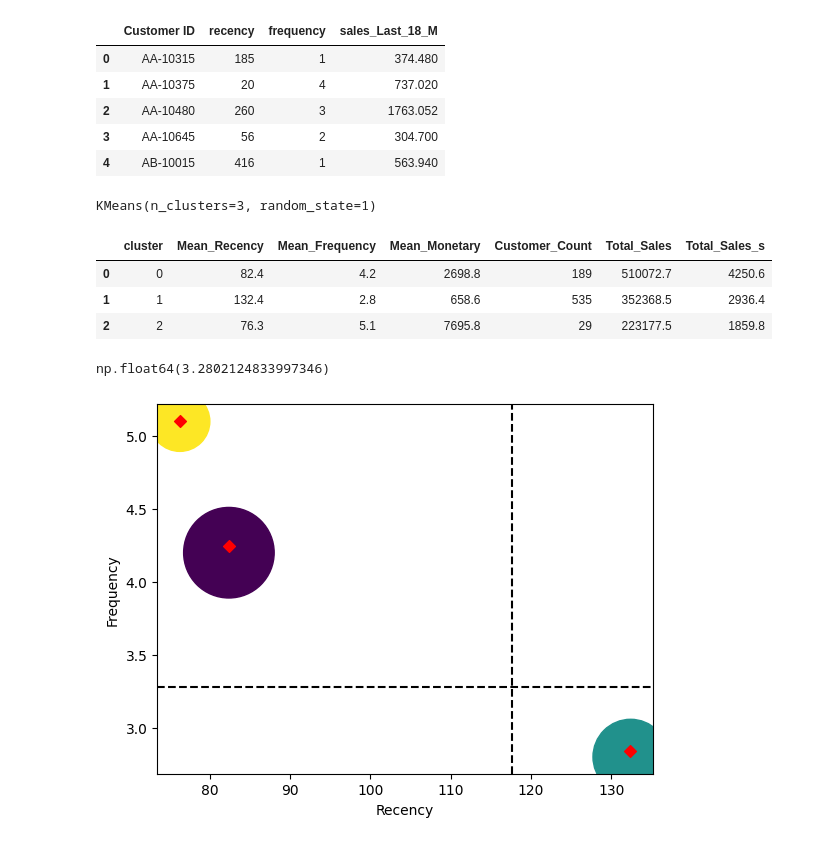
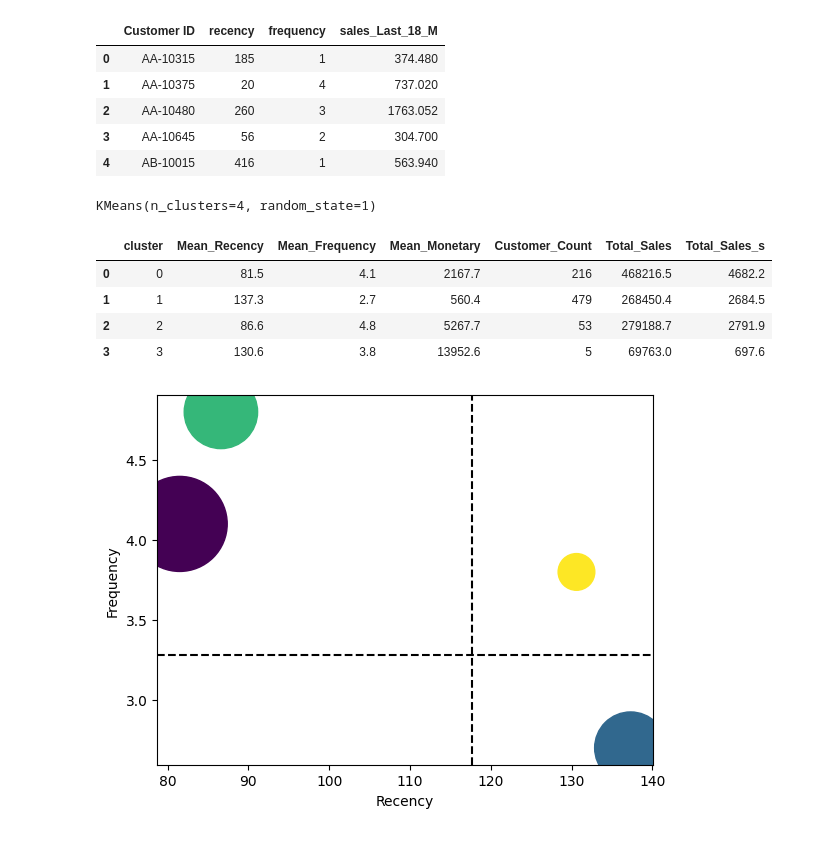
Before and after one commit to waseemshammout/amazon_customer_segmentation, a Jupyter notebook: notebook.ipynb, the cells around one changed output. Cells and saved outputs as stored; diff of their text form; code cells hidden in the pictures.

```diff
--- a/notebook.ipynb
+++ b/notebook.ipynb
@@ -61,10 +61,10 @@ samples = datamart[['recency','frequency','sales_Last_18_M']].values
 # %%
 from sklearn.cluster import KMeans
 
-km = KMeans(n_clusters=3, random_state=1)
+km = KMeans(n_clusters=4, random_state=1)
 km.fit(samples)
 # %% [output]
-KMeans(n_clusters=3, random_state=1)
+KMeans(n_clusters=4, random_state=1)
 # %%
 datamart['cluster'] = km.labels_
 # %%
@@ -75,15 +75,16 @@ customer_cluster_summary = (
         Mean_Monetary=("sales_Last_18_M", "mean"),
         Customer_Count=("Customer ID", "count"),
         Total_Sales=("sales_Last_18_M", "sum"),
-        Total_Sales_s=("sales_Last_18_M", lambda x: sum(x / 120)),
+        Total_Sales_s=("sales_Last_18_M", lambda x: sum(x / 100)),
     ).round(1)
 ).reset_index()
 customer_cluster_summary
 # %% [output]
 |  | cluster | Mean_Recency | Mean_Frequency | Mean_Monetary | Customer_Count | Total_Sales | Total_Sales_s |
-| 0 | 0 | 82.4 | 4.2 | 2698.8 | 189 | 510072.7 | 4250.6 |
-| 1 | 1 | 132.4 | 2.8 | 658.6 | 535 | 352368.5 | 2936.4 |
-| 2 | 2 | 76.3 | 5.1 | 7695.8 | 29 | 223177.5 | 1859.8 |
+| 0 | 0 | 81.5 | 4.1 | 2167.7 | 216 | 468216.5 | 4682.2 |
+| 1 | 1 | 137.3 | 2.7 | 560.4 | 479 | 268450.4 | 2684.5 |
+| 2 | 2 | 86.6 | 4.8 | 5267.7 | 53 | 279188.7 | 2791.9 |
+| 3 | 3 | 130.6 | 3.8 | 13952.6 | 5 | 69763.0 | 697.6 |
 # %%
 r_line = datamart['recency'].mean()
 f_line = datamart['frequency'].mean()
@@ -92,22 +91,11 @@ f_line = datamart['frequency'].mean()
-# %%
-f_line
-# %% [output]
-np.float64(3.2802124833997346)
 # %%
 import matplotlib.pyplot as plt
 
-# plt.scatter(data=datamart, x='recency', y='frequency', c='cluster', s='sales_Last_18_M')
-# plt.scatter(data=datamart, x='recency', y='frequency', c='cluster')
 plt.scatter(data=customer_cluster_summary, x='Mean_Recency', y='Mean_Frequency', s='Total_Sales_s', c='cluster')
-plt.scatter(x=km.cluster_centers_[:,0], y=km.cluster_centers_[:,1], marker='D', c='red')
 plt.axhline(y=f_line, color='k', linestyle='--', label='Mean='+str(f_line))
 plt.axvline(x=r_line, color='k', linestyle='--', label='Mean='+str(r_line))
-
-# plt.legend()
-# plt.xlim(0, 150)
-# plt.ylim(0, 6)
 plt.xlabel('Recency')
 plt.ylabel('Frequency')
 plt.show()
 # %% [output]
-[figure, old version]
+[figure, new version]
```
Also changed, not shown: parts of 1 cell of this notebook.
